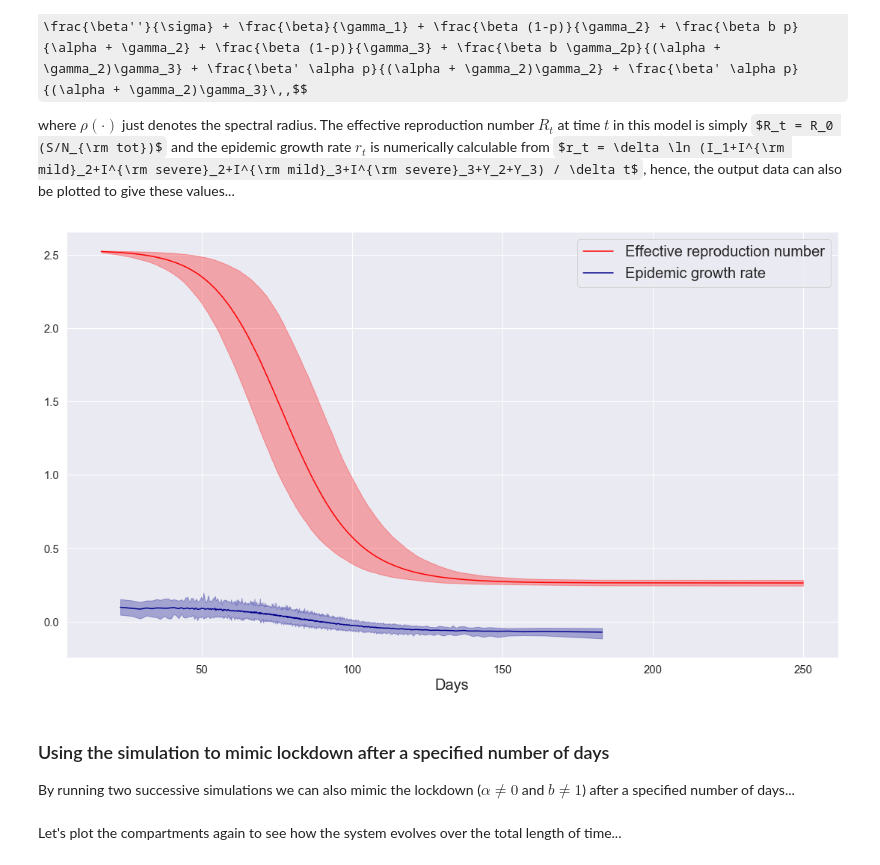
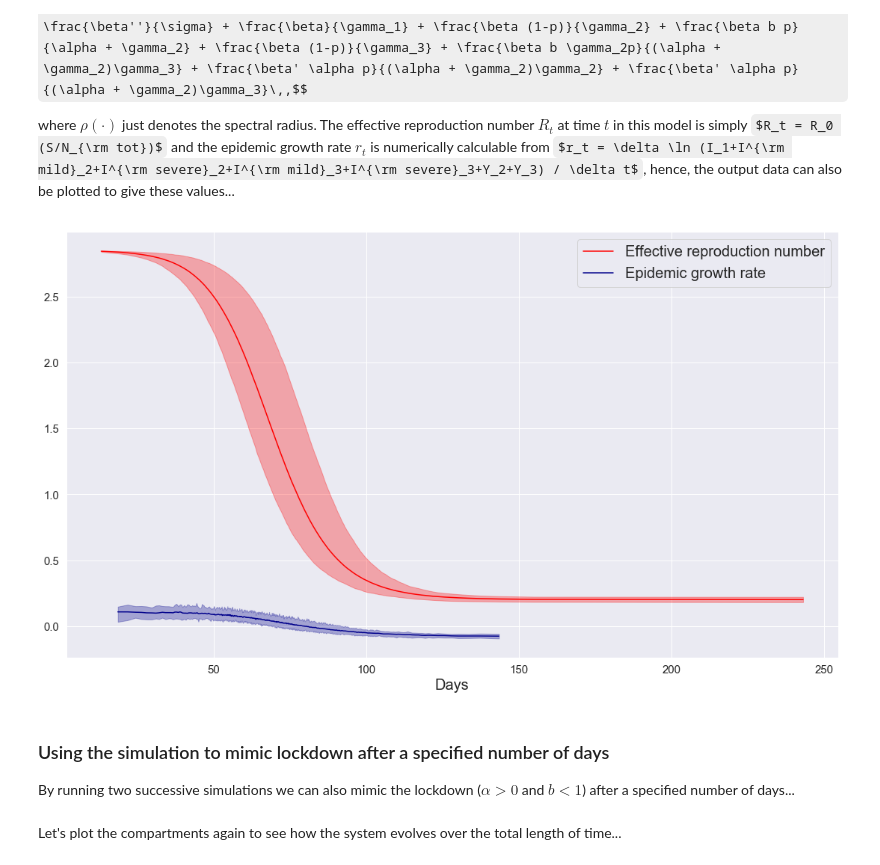
Before and after one commit to umbralcalc/covid-simple, a Jupyter notebook: covid-simple.ipynb, the cells around one changed output. Saved outputs shown, nothing was run; the diff lists cells and outputs as text; code cells hidden in the pictures; some formulas as TeX source.

Commit message:
Updates to generating the epidemic growth rate curves

```diff
--- a/covid-simple.ipynb
+++ b/covid-simple.ipynb
@@ -14,7 +14,7 @@ import seaborn as sns; sns.set()
 # %% [markdown]
 Then the model parameters (all in units of 1/day) and initial compartment numbers must be defined (these have been taken from SI3 of the Anderson et al. article here: https://www.thelancet.com/cms/10.1016/S0140-6736(20)30567-5/attachment/bcade790-6075-4a41-8fbd-f65e77d727bf/mmc3.pdf)...
 # %%
-b, bet, betp, betpp, sig, gam1, gam2, gam3, alph, p = 0.8, 0.15, 0.1, 0.0, 1.0, 0.2, 1.0/7.0, 1.0/7.0, 1.0/2.0, 0.5
+b, bet, betp, betpp, sig, gam1, gam2, gam3, alph, p = 1.0, 0.15, 0.1, 0.0, 1.0, 0.2, 1.0/7.0, 1.0/7.0, 0.0, 0.5
 S, E, I1, I2mild, I2severe, I3mild, I3severe, Y2, Y3, R = 9995, 5, 0, 0, 0, 0, 0, 0, 0, 0
 # %% [markdown]
 Finally, the number of realisations and the number of days to run must be chosen...
@@ -195,6 +195,8 @@ where $\rho (\cdot )$ just denotes the spectral radius. The effective reproducti
 # %%
 # The number of points to skip per value to make plotting faster
 plot_every_n = 100
+# Order of centred finite difference used to compute the epidemic growth rate (can be 1 or 2)
+order_grad = 2
 # Pull out values from merged dataframe
 S_df = merged_df[['S_'+str(r) for r in range(0,nreals)]]
 E_df = merged_df[['E_'+str(r) for r in range(0,nreals)]]
@@ -208,43 +210,42 @@ Yiii_df = merged_df[['Yiii_'+str(r) for r in range(0,nreals)]]
 R_df = merged_df[['R_'+str(r) for r in range(0,nreals)]]
 # Compute the total infected, the basic and effective reproduction numbers and epidemic growth rate
 times = Ii_df.iloc[::plot_every_n, :].index
-timesteps = np.diff(times)
 totpop = S_df.iloc[0,0]+E_df.iloc[0,0]+Ii_df.iloc[0,0]+Iiimild_df.iloc[0,0]+Iiisevere_df.iloc[0,0]+\
          Iiiimild_df.iloc[0,0]+Iiiisevere_df.iloc[0,0]+Yii_df.iloc[0,0]+Yiii_df.iloc[0,0]+R_df.iloc[0,0]
 totinf = Ii_df.iloc[::plot_every_n, :].values+Iiimild_df.iloc[::plot_every_n, :].values+\
          Iiisevere_df.iloc[::plot_every_n, :].values+Iiiimild_df.iloc[::plot_every_n, :].values+\
          Iiiisevere_df.iloc[::plot_every_n, :].values+Yii_df.iloc[::plot_every_n, :].values+\
          Yiii_df.iloc[::plot_every_n, :].values
 brn = (betpp/sig) + (bet/gam1) + (bet*(1.0-p)/gam2) + (bet*b*p/(alph+gam2)) + (bet*(1.0-p)/gam3)+\
       (bet*b*gam2*p/(gam3*(alph+gam2))) + (betp*alph*p/(gam2*(alph+gam2))) + (betp*alph*p/(gam3*(alph+gam2)))
 ern = brn*(S_df.iloc[::plot_every_n, :].values/totpop)
-egr = np.diff(np.log(totinf),axis=0)/np.tensordot(timesteps,np.ones(nreals),axes=0)
+egr = np.gradient(np.log(totinf),times,axis=0,edge_order=order_grad)
 # Compute mean and credible limits of the effective reproduction number and epidemic growth rate
 ern_mean = np.mean(ern,axis=1)
 ern_lowerCL = np.quantile(ern,0.025,axis=1)
 ern_upperCL = np.quantile(ern,0.975,axis=1)
 egr_mean = np.mean(egr,axis=1)
 egr_lowerCL = np.quantile(egr,0.025,axis=1)
 egr_upperCL = np.quantile(egr,0.975,axis=1)
 # Plot the mean and credible limits in each case
 plt.plot(times,ern_mean,color='red',label='Effective reproduction number')
 plt.fill_between(times,ern_lowerCL,ern_upperCL,color='red',alpha=0.3)
-plt.plot(times[1:],egr_mean,color='darkblue',label='Epidemic growth rate')
-plt.fill_between(times[1:],egr_lowerCL,egr_upperCL,color='darkblue',alpha=0.3)
+plt.plot(times,egr_mean,color='darkblue',label='Epidemic growth rate')
+plt.fill_between(times,egr_lowerCL,egr_upperCL,color='darkblue',alpha=0.3)
 # Name axes and rescale plot
 axes = plt.gca()
 axes.set_xlabel('Days',fontsize=20)
 axes.tick_params(labelsize=15)
 fig = plt.gcf()
 fig.set_size_inches(18.5, 10.5)
 plt.legend(fontsize=20)
 plt.show()
 # %% [output]
-[figure, old version]
+[figure, new version]
 # %% [markdown]
 ### Using the simulation to mimic lockdown after a specified number of days
 
-By running two successive simulations we can also mimic the lockdown ($\alpha \neq 0$ and $b \neq 1$) after a specified number of days...
+By running two successive simulations we can also mimic the lockdown ($\alpha > 0$ and $b < 1$) after a specified number of days...
 # %%
 # Number of days to run pre-lockdown
 ndays_to_lockdown = 60
```
Also changed, not shown: parts of 6 cells of this notebook.
